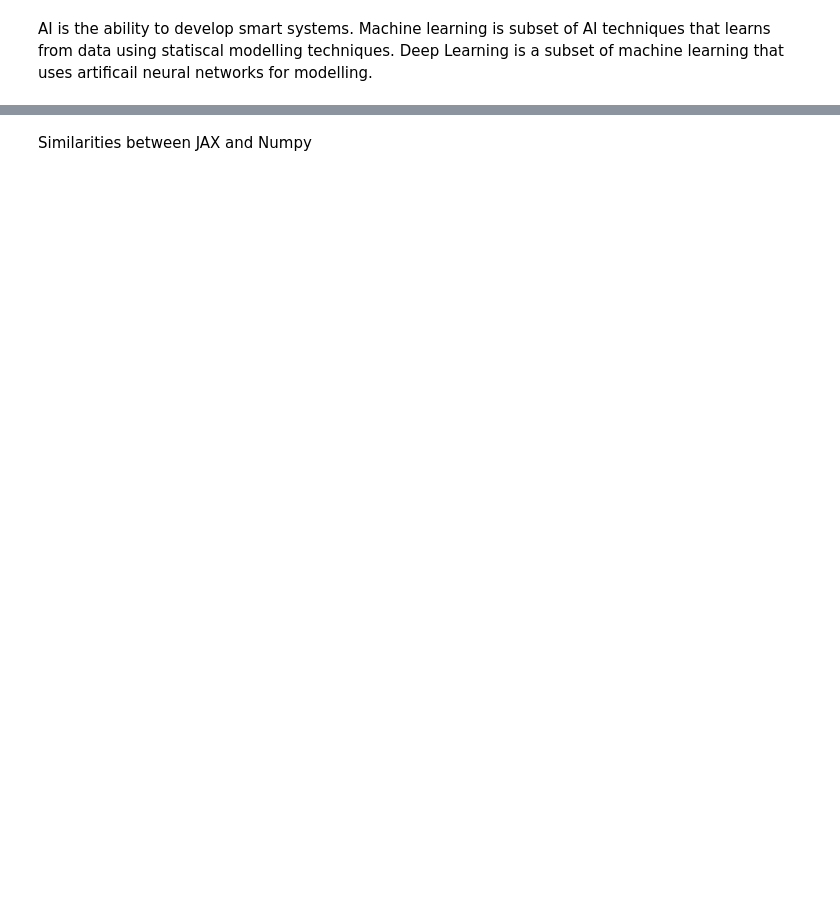
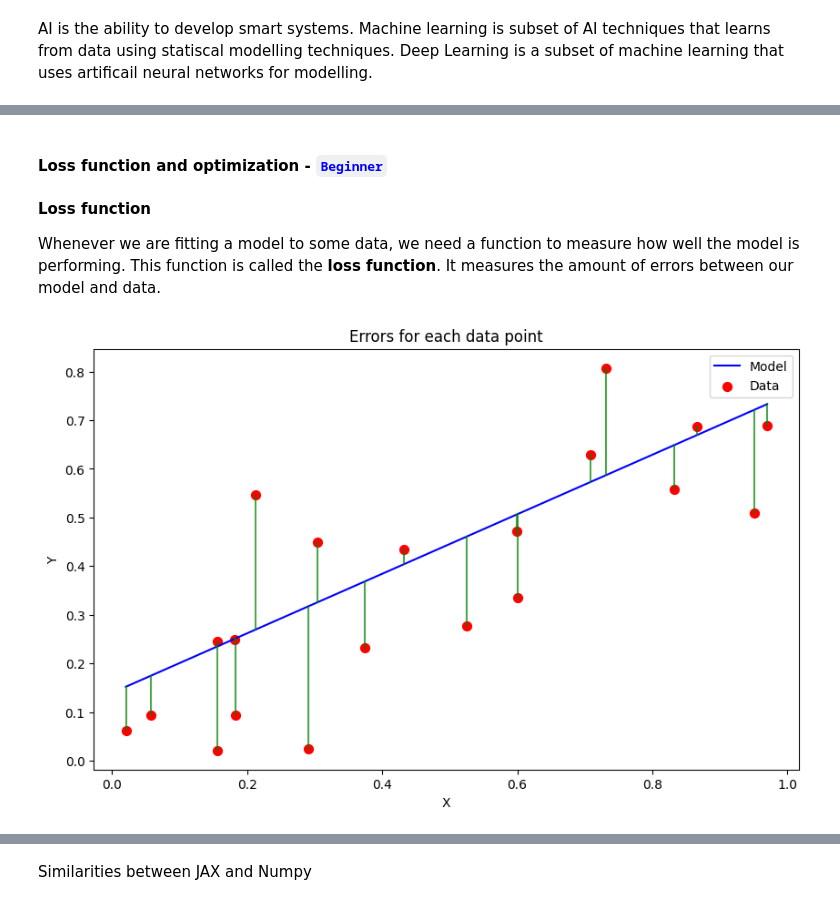
Before and after one commit to deep-learning-indaba/indaba-pracs-2023, a Jupyter notebook: practicals/Intro_ML_English_Prac.ipynb, the cells around one changed output, grey strips where cells are left out. Saved outputs shown, nothing was run; the diff lists cells and outputs as text; code cells hidden in the pictures; blank space fills up the shorter version.

```diff
--- a/practicals/Intro_ML_English_Prac.ipynb
+++ b/practicals/Intro_ML_English_Prac.ipynb
@@ -167,0 +348,50 @@ Throughout this tutorial, we will use the [JAX](https://jax.readthedocs.io/en/la
+# %% [markdown]
+#### Loss function and optimization - <font color='blue'>`Beginner`</font>
+# %% [markdown]
+**Loss function**
+
+Whenever we are fitting a model to some data, we need a function to measure how well the model is performing. This function is called the **loss function**. It measures the amount of errors between our model and data.
+# %%
+# @title Helper code to plot errors
+
+# Set random seed for reproducibility
+np.random.seed(42)
+
+# Number of points to generate
+num_points = 20
+
+# Generate random points and lines
+points_x = np.random.rand(num_points)
+slope_random_line = np.random.rand()
+intercept_random_line = np.random.rand()
+
+points_y = slope_random_line*points_x + intercept_random_line + np.random.normal(0, 1, num_points)*0.15
+
+# Function to calculate distance from point (x, y) to the line y = mx + b
+def distance_to_line(x, y, m, b):
+    return abs(y - m * x - b) / np.sqrt(1 + m**2)
+
+# Calculate distances from each point to the random line
+distances = distance_to_line(points_x, points_y, slope_random_line, intercept_random_line)
+
+# Create the scatter plot
+plt.figure(figsize=(10, 6))
+
+# Plot the random line
+plt.plot(np.sort(points_x), slope_random_line * np.sort(points_x) + intercept_random_line, c='blue', label='Model')
+
+# Plot the points
+plt.scatter(points_x, points_y, c='red', label='Data', marker='o', s=50)
+
+# Plot lines from each point to the random line (in different colors)
+for i in range(num_points):
+    plt.plot([points_x[i], points_x[i]], [points_y[i], slope_random_line * points_x[i] + intercept_random_line],
+             c='green', alpha=0.7)
+
+plt.xlabel('X')
+plt.ylabel('Y')
+plt.title("Errors for each data point")
+plt.legend()
+plt.show()
+# %% [output]
+[figure, added]
```
Also changed, not shown: parts of 215 cells of this notebook, 1 other file.
